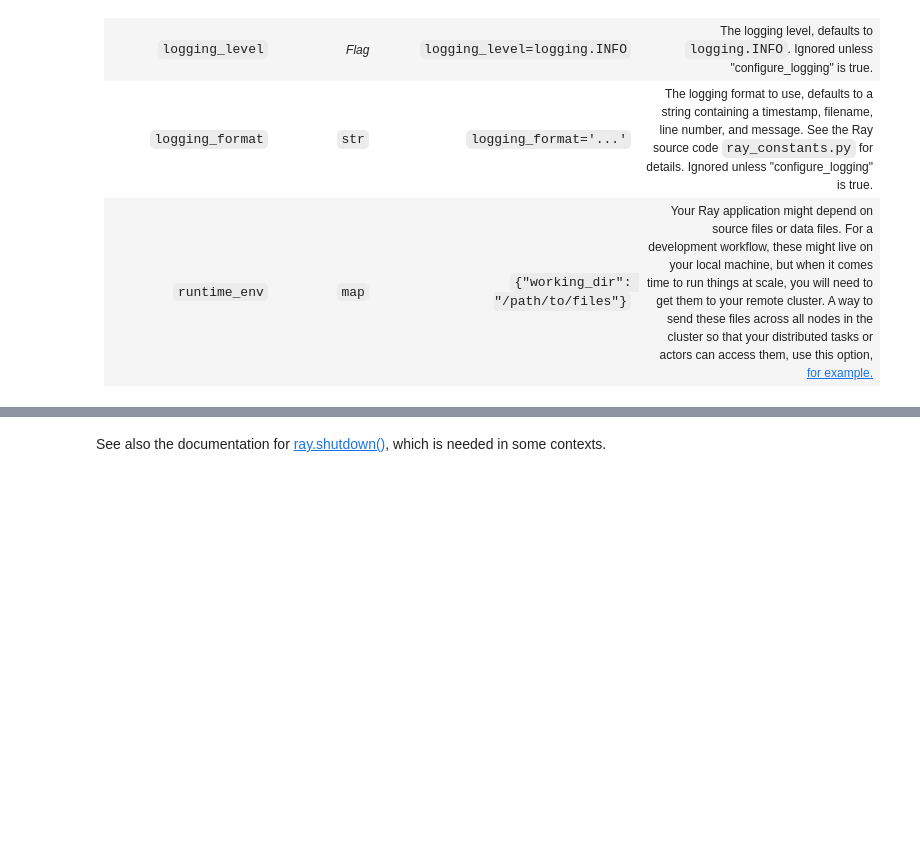
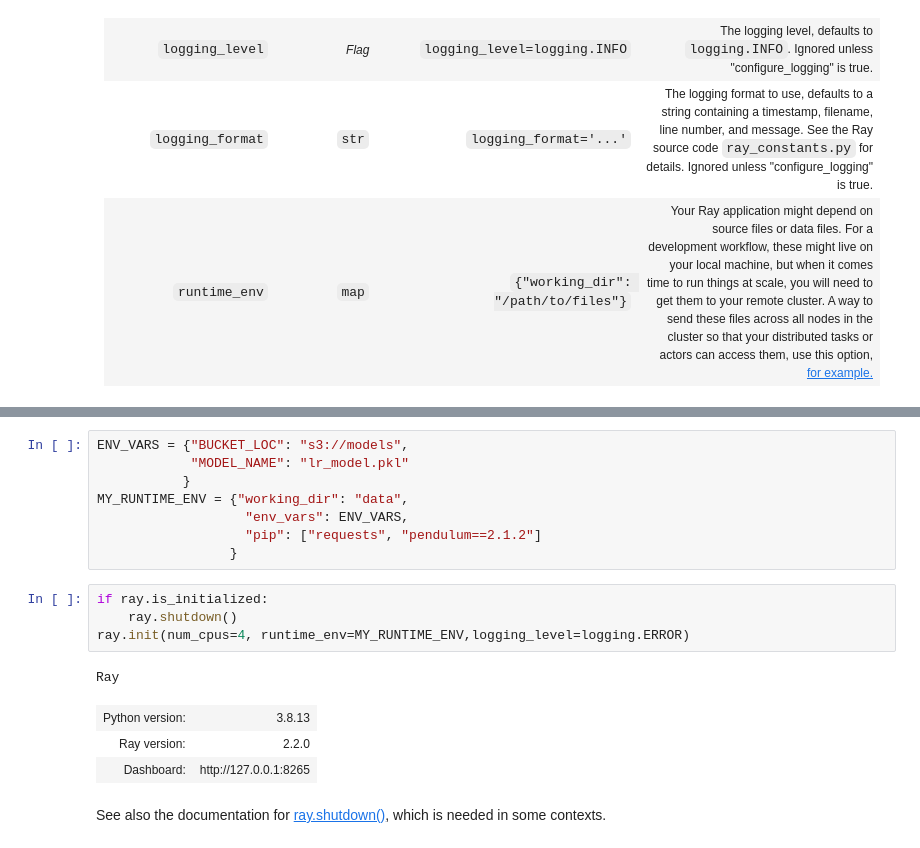
Before and after one commit to dmatrix/ray-core-tutorial, a Jupyter notebook: ex_06_ray_api_calls.ipynb, the cells around one changed output, grey strips where cells are left out. Drawn from its saved outputs; the diff is of its cells as text; blank space fills up the shorter version.

```diff
--- a/ex_06_ray_api_calls.ipynb
+++ b/ex_06_ray_api_calls.ipynb
@@ -68,2 +73,19 @@ There are a lot of optional keyword arguments you can pass to `ray.init()`. Here
+# %%
+ENV_VARS = {"BUCKET_LOC": "s3://models",
+            "MODEL_NAME": "lr_model.pkl"
+           }
+MY_RUNTIME_ENV = {"working_dir": "data",
+                   "env_vars": ENV_VARS,
+                   "pip": ["requests", "pendulum==2.1.2"]
+                 }
+# %%
+if ray.is_initialized:
+    ray.shutdown()
+ray.init(num_cpus=4, runtime_env=MY_RUNTIME_ENV,logging_level=logging.ERROR)
+# %% [output]
+Ray
+| Python version: | 3.8.13 |
+| Ray version: | 2.2.0 |
+| Dashboard: | http://127.0.0.1:8265 |
 # %% [markdown]
 See also the documentation for [ray.shutdown()](https://ray.readthedocs.io/en/latest/package-ref.html#ray.shutdown), which is needed in some contexts.
```
Also changed, not shown: parts of 50 cells of this notebook.
